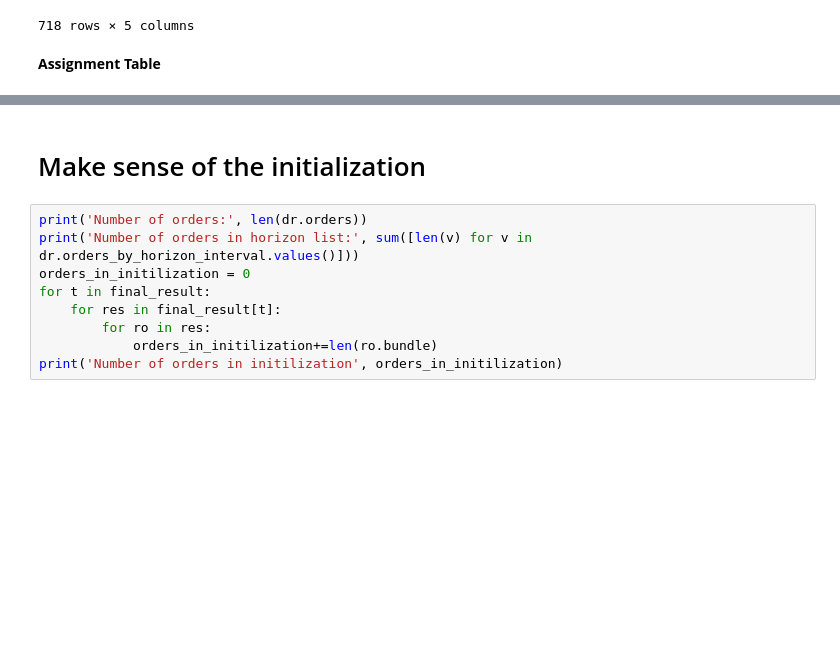
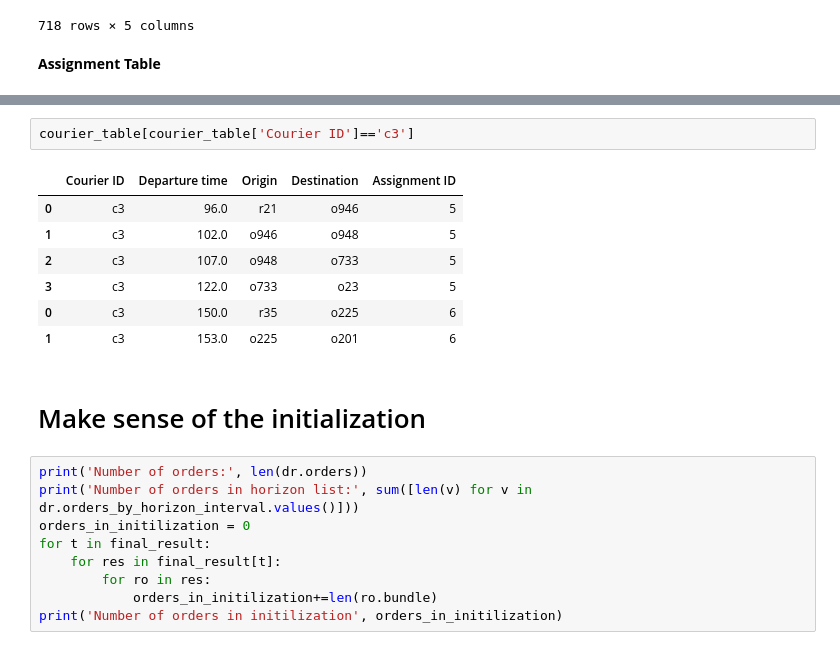
Before and after one commit to spencerkmarley/smu-cs606-meal-delivery-routing-problem, a Jupyter notebook: archive/initialization-nb.ipynb, the cells around one changed output, grey strips where cells are left out. Saved outputs shown, nothing was run; the diff lists cells and outputs as text; blank space fills up the shorter version.

```diff
--- a/archive/initialization-nb.ipynb
+++ b/archive/initialization-nb.ipynb
@@ -685,3 +699,13 @@ assignment_table
+# %%
+courier_table[courier_table['Courier ID']=='c3']
+# %% [output]
+|  | Courier ID | Departure time | Origin | Destination | Assignment ID |
+| 0 | c3 | 96.0 | r21 | o946 | 5 |
+| 1 | c3 | 102.0 | o946 | o948 | 5 |
+| 2 | c3 | 107.0 | o948 | o733 | 5 |
+| 3 | c3 | 122.0 | o733 | o23 | 5 |
+| 0 | c3 | 150.0 | r35 | o225 | 6 |
+| 1 | c3 | 153.0 | o225 | o201 | 6 |
 # %% [markdown]
 # Make sense of the initialization
 # %%
```
Also changed, not shown: parts of 5 cells of this notebook.
